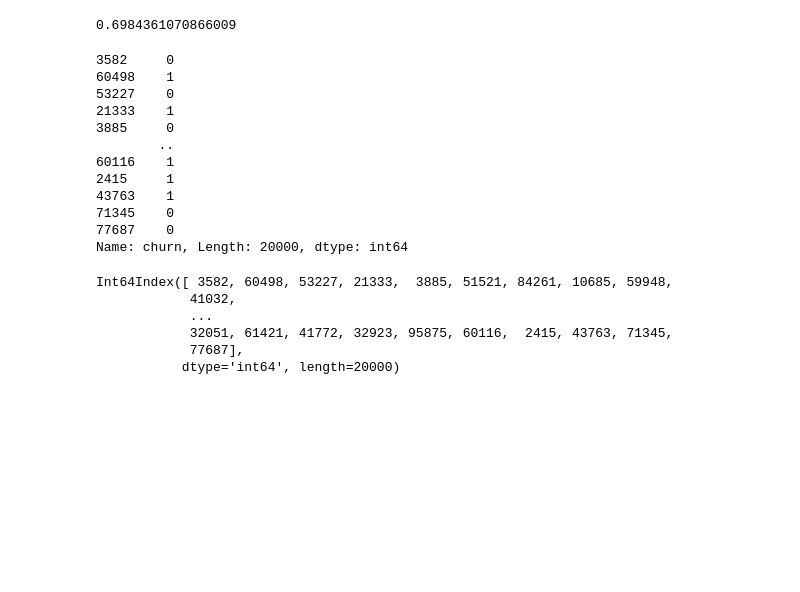
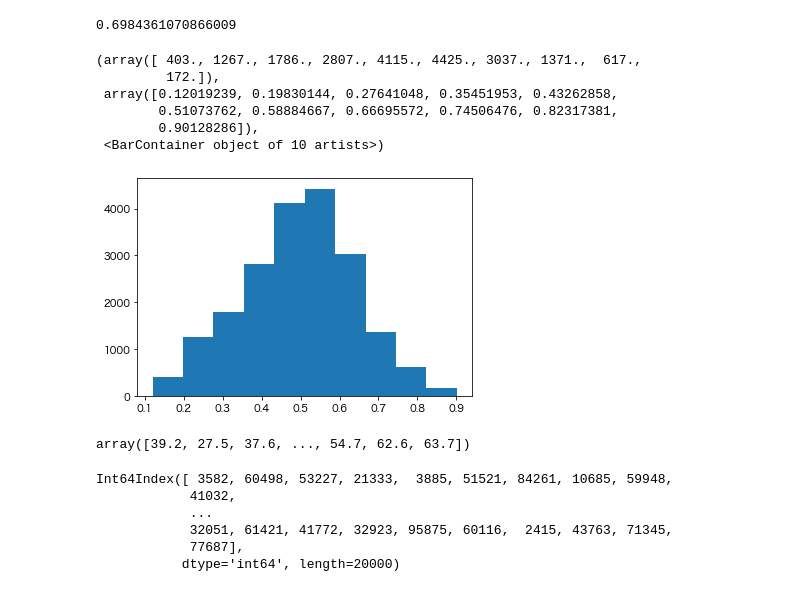
Before and after one commit to Fumiya-Matsumoto/telecom_customer, a Jupyter notebook: notebook/eda.ipynb, the cells around one changed output. Drawn from its saved outputs; the diff is of its cells as text; code cells hidden in the pictures; blank space fills up the shorter version.

```diff
--- a/notebook/eda.ipynb
+++ b/notebook/eda.ipynb
@@ -1108,21 +1108,22 @@ y_ensamble = (y_pred + y_pred2) / 2
 print(metrics.roc_auc_score(np.array(y_valid), y_ensamble))
 # %% [output]
 0.6984361070866009
-# %%
-y_valid
-# %% [output]
-3582     0
-60498    1
-53227    0
-21333    1
-3885     0
-        ..
-60116    1
-2415     1
-43763    1
-71345    0
-77687    0
-Name: churn, Length: 20000, dtype: int64
+# %%
+plt.hist(y_ensamble)
+# %% [output]
+(array([ 403., 1267., 1786., 2807., 4115., 4425., 3037., 1371.,  617.,
+         172.]),
+ array([0.12019239, 0.19830144, 0.27641048, 0.35451953, 0.43262858,
+        0.51073762, 0.58884667, 0.66695572, 0.74506476, 0.82317381,
+        0.90128286]),
+ <BarContainer object of 10 artists>)
+[figure, added]
+# %%
+royality_score = (1 - y_ensamble)*100
+royality_score = np.round(royality_score, decimals=1)
+royality_score
+# %% [output]
+array([39.2, 27.5, 37.6, ..., 54.7, 62.6, 63.7])
 # %%
 y_valid.index
 # %% [output]
```
Also changed, not shown: parts of 31 cells of this notebook, 9 other files.
